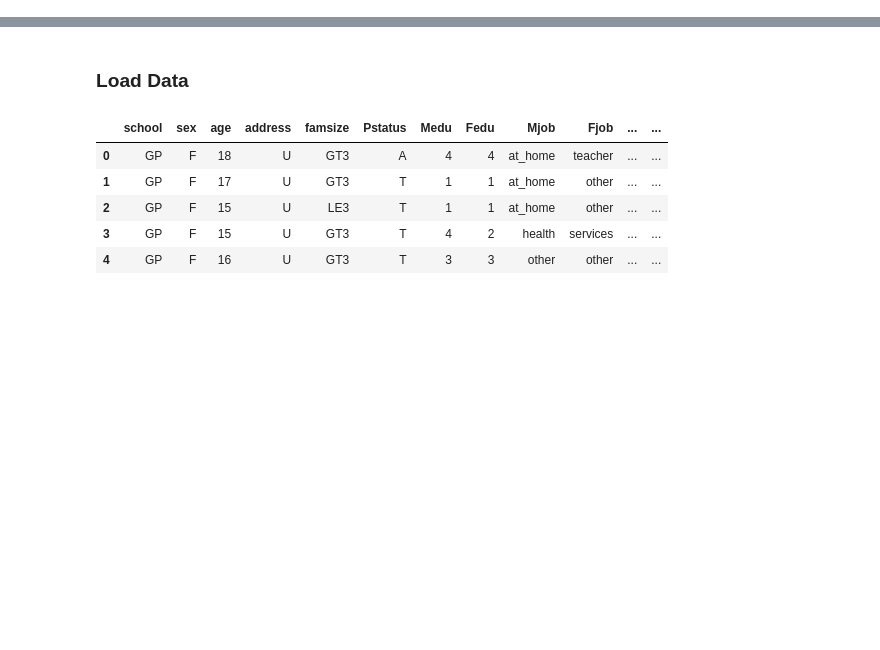
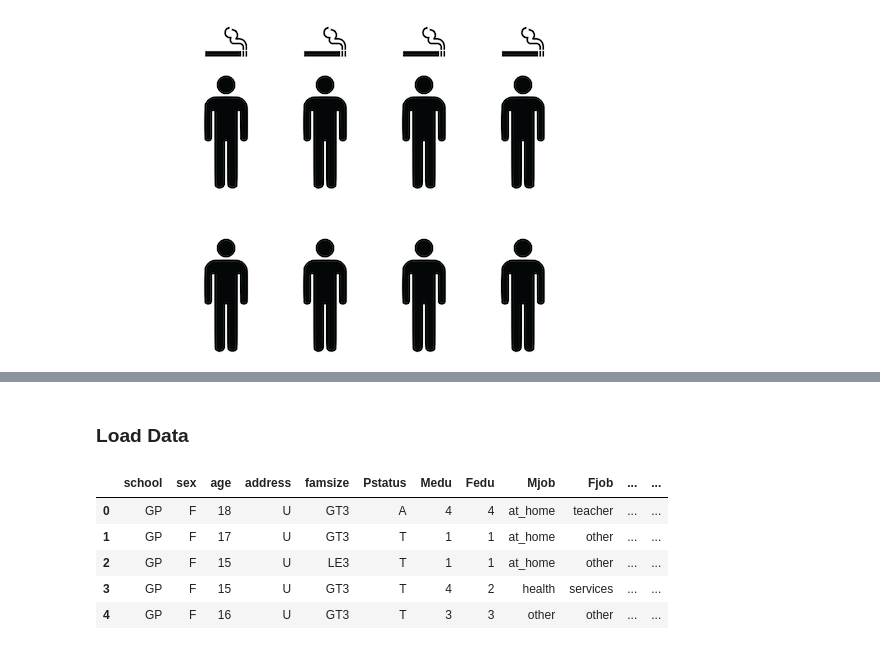
Before and after one commit to causalvis/causalvis, a Jupyter notebook: notebook/Examples/Example_Student Performance.ipynb, the cells around one changed output, grey strips where cells are left out. Cells and saved outputs as stored; diff of their text form; code cells hidden in the pictures; blank space fills up the shorter version.

```diff
--- a/notebook/Examples/Example_Student Performance.ipynb
+++ b/notebook/Examples/Example_Student Performance.ipynb
@@ -0,0 +28,4 @@
+# %%
+Image(filename='./images/Matching.png')
+# %% [output]
+[figure, added]
```
Also changed, not shown: parts of 45 cells of this notebook, 12 other files.
